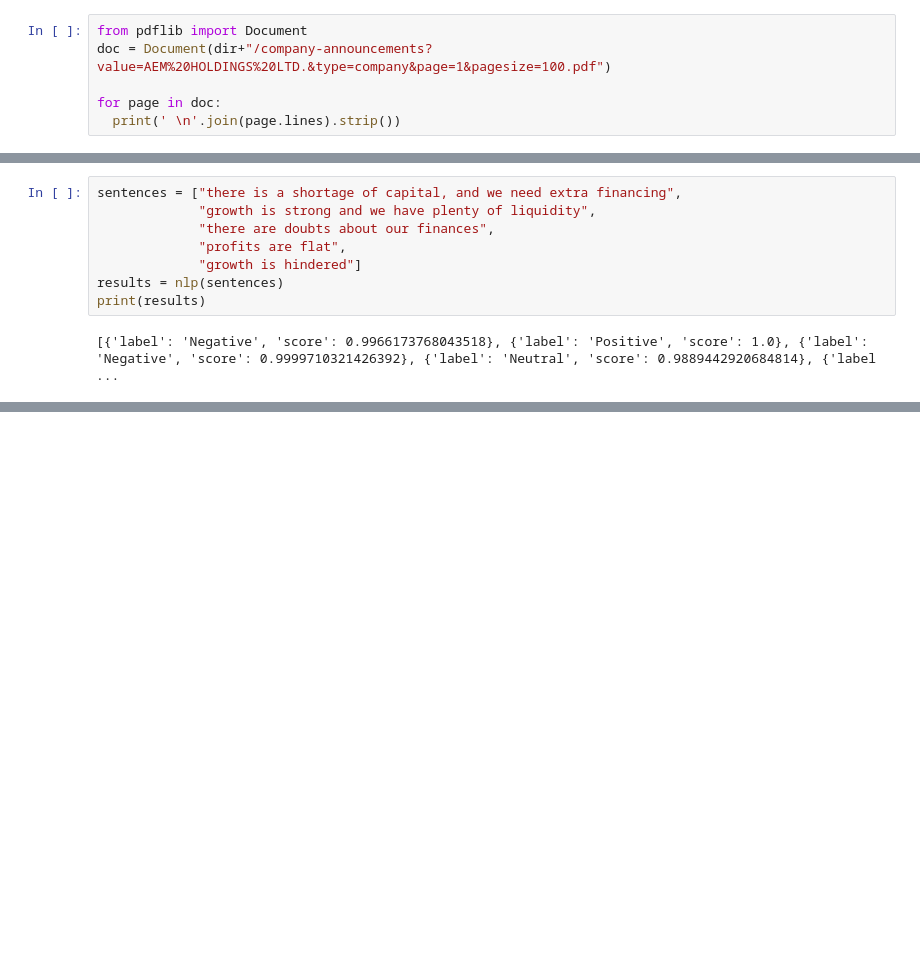
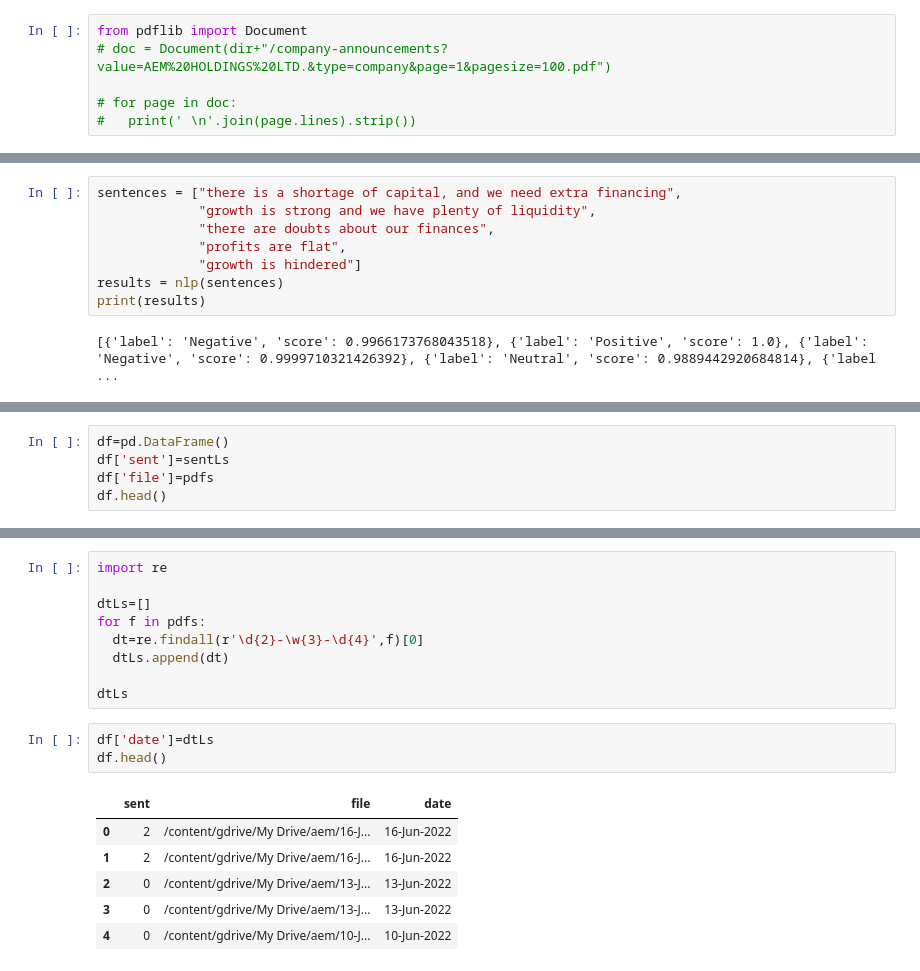
Before and after one commit to nyac-1/trading-financial-announcements, a Jupyter notebook: Book_1.ipynb, the cells around one changed output, grey strips where cells are left out. Cells and saved outputs as stored; diff of their text form; blank space fills up the shorter version.

```diff
--- a/Book_1.ipynb
+++ b/Book_1.ipynb
@@ -26,7 +26,7 @@ Successfully installed pdflib-0.3.0
 dir='/content/gdrive/My Drive/aem'
 # %%
 from pdflib import Document
-doc = Document(dir+"/company-announcements?value=AEM%20HOLDINGS%20LTD.&type=company&page=1&pagesize=100.pdf")
+# doc = Document(dir+"/company-announcements?value=AEM%20HOLDINGS%20LTD.&type=company&page=1&pagesize=100.pdf")
 
-for page in doc:
-  print(' \n'.join(page.lines).strip())
+# for page in doc:
+#   print(' \n'.join(page.lines).strip())
@@ -145,0 +115,5 @@ KeyboardInterrupt: ignored
+# %%
+df=pd.DataFrame()
+df['sent']=sentLs
+df['file']=pdfs
+df.head()
@@ -145,0 +127,19 @@ KeyboardInterrupt: ignored
+# %%
+import re
+
+dtLs=[]
+for f in pdfs:
+  dt=re.findall(r'\d{2}-\w{3}-\d{4}',f)[0]
+  dtLs.append(dt)
+
+dtLs
+# %%
+df['date']=dtLs
+df.head()
+# %% [output]
+|  | sent | file | date |
+| 0 | 2 | /content/gdrive/My Drive/aem/16-J... | 16-Jun-2022 |
+| 1 | 2 | /content/gdrive/My Drive/aem/16-J... | 16-Jun-2022 |
+| 2 | 0 | /content/gdrive/My Drive/aem/13-J... | 13-Jun-2022 |
+| 3 | 0 | /content/gdrive/My Drive/aem/13-J... | 13-Jun-2022 |
+| 4 | 0 | /content/gdrive/My Drive/aem/10-J... | 10-Jun-2022 |
```
Also changed, not shown: parts of 11 cells of this notebook.
